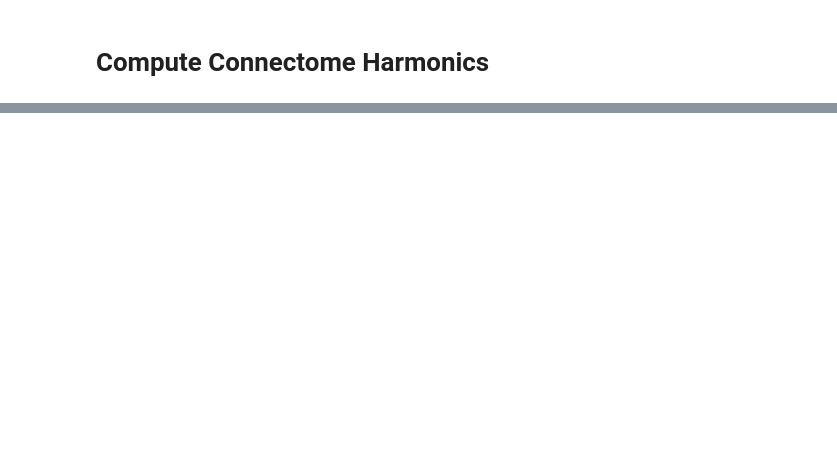
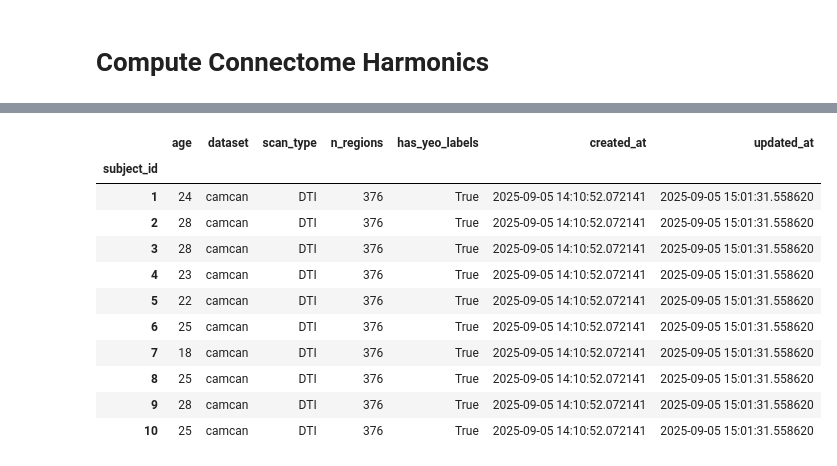
Before and after one commit to tristan-day-research/connectome-harmonics, a Jupyter notebook: experiments/notebooks/00_data_handling.ipynb, the cells around one changed output, grey strips where cells are left out. Cells and saved outputs as stored; diff of their text form; code cells hidden in the pictures; blank space fills up the shorter version.

```diff
--- a/experiments/notebooks/00_data_handling.ipynb
+++ b/experiments/notebooks/00_data_handling.ipynb
@@ -15,7 +15,7 @@ sys.path.append(os.path.join(os.getcwd(), 'src'))
 
 import ch
 from ch.settings import load_settings
-from ch.data_handling.io import load_matlab_file, get_nets_and_ages, backup_dataframe
+from ch.data_handling.io import load_matlab_file
 from ch.data_handling.metadata import load_metadata
 
 # Load settings
@@ -23,4 +23,6 @@ settings = load_settings()
 
 # Load metadata - pass settings object
 subject_metadata = load_metadata(settings, table='subjects')
+
+subject_metadata.head(10)
 # %% [output]
@@ -28,0 +31,12 @@ subject_metadata = load_metadata(settings, table='subjects')
+|  | age | dataset | scan_type | n_regions | has_yeo_labels | created_at | updated_at |
+| subject_id |  |  |  |  |  |  |  |
+| 1 | 24 | camcan | DTI | 376 | True | 2025-09-05 14:10:52.072141 | 2025-09-05 15:01:31.558620 |
+| 2 | 28 | camcan | DTI | 376 | True | 2025-09-05 14:10:52.072141 | 2025-09-05 15:01:31.558620 |
+| 3 | 28 | camcan | DTI | 376 | True | 2025-09-05 14:10:52.072141 | 2025-09-05 15:01:31.558620 |
+| 4 | 23 | camcan | DTI | 376 | True | 2025-09-05 14:10:52.072141 | 2025-09-05 15:01:31.558620 |
+| 5 | 22 | camcan | DTI | 376 | True | 2025-09-05 14:10:52.072141 | 2025-09-05 15:01:31.558620 |
+| 6 | 25 | camcan | DTI | 376 | True | 2025-09-05 14:10:52.072141 | 2025-09-05 15:01:31.558620 |
+| 7 | 18 | camcan | DTI | 376 | True | 2025-09-05 14:10:52.072141 | 2025-09-05 15:01:31.558620 |
+| 8 | 25 | camcan | DTI | 376 | True | 2025-09-05 14:10:52.072141 | 2025-09-05 15:01:31.558620 |
+| 9 | 28 | camcan | DTI | 376 | True | 2025-09-05 14:10:52.072141 | 2025-09-05 15:01:31.558620 |
+| 10 | 25 | camcan | DTI | 376 | True | 2025-09-05 14:10:52.072141 | 2025-09-05 15:01:31.558620 |
```
Also changed, not shown: parts of 15 cells of this notebook, 7 other files.
